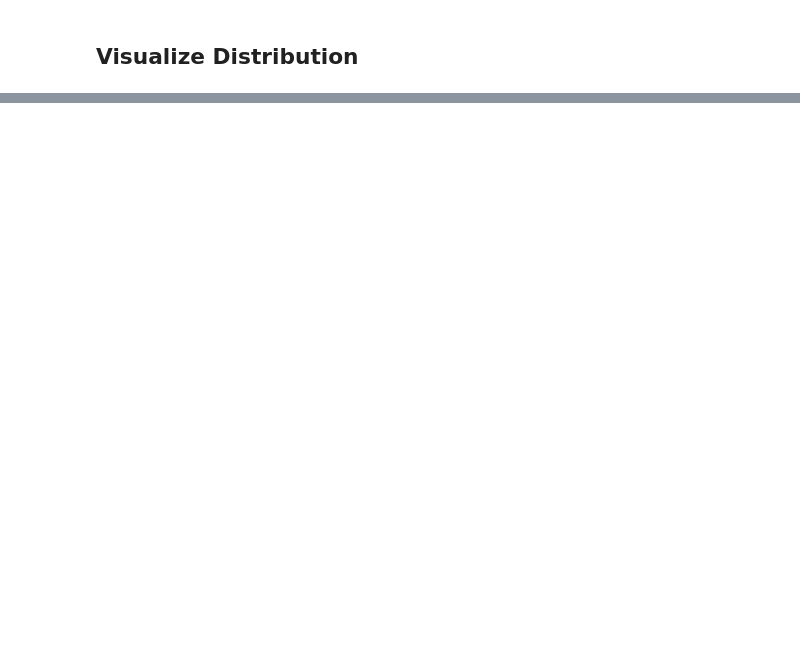
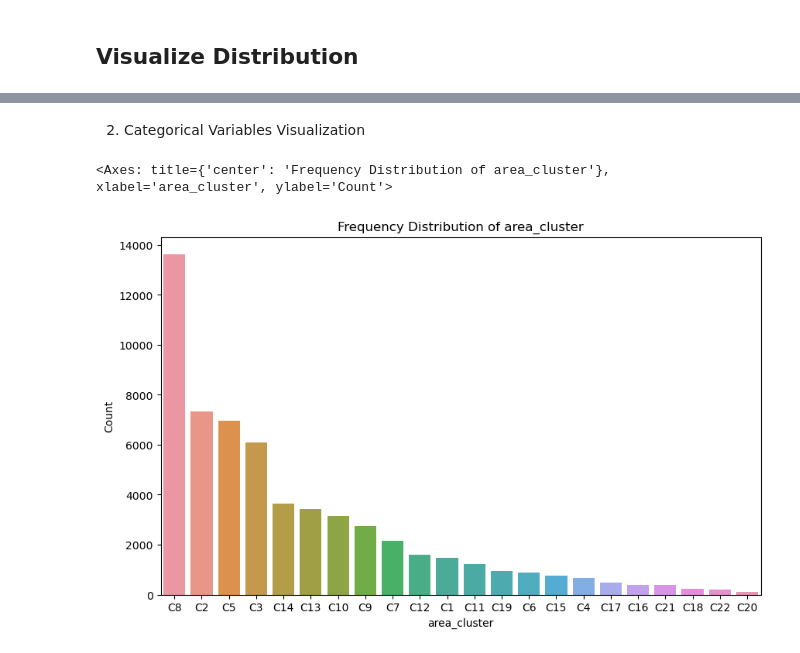
Before and after one commit to Ritvik896/Capstone_Project_Insurance, a Jupyter notebook: Policy_Features_Insurance_claim.ipynb, the cells around one changed output, grey strips where cells are left out. Drawn from its saved outputs; the diff is of its cells as text; code cells hidden in the pictures; blank space fills up the shorter version.

```diff
--- a/Policy_Features_Insurance_claim.ipynb
+++ b/Policy_Features_Insurance_claim.ipynb
@@ -83,0 +94,24 @@ merge_df['area_cluster'].fillna(mode_area_cluster, inplace=True)
+# %%
+def fill_missing_values(df):
+
+    c_p = df.groupby('area_cluster')['population_density'].first().to_dict()
+    p_c = df.groupby('population_density')['area_cluster'].first().to_dict()
+
+
+    mode_pop_den = df['population_density'].mode()[0]
+    mode_area_cluster = df['area_cluster'].mode()[0]
+
+    def fill_row(row):
+        if pd.isna(row['population_density']) and pd.isna(row['area_cluster']):
+            row['population_density'] = mode_pop_den
+            row['area_cluster'] = mode_area_cluster
+        else:
+            if pd.isna(row['population_density']):
+                row['population_density'] = c_p.get(row['area_cluster'], row['population_density'])
+            if pd.isna(row['area_cluster']):
+                row['area_cluster'] = p_c.get(row['population_density'], row['area_cluster'])
+        return row
+
+    df = df.apply(fill_row, axis=1)
+
+    return df
@@ -895,0 +275,12 @@ print(x(range_age_of_car))
+# %% [markdown]
+2. Categorical Variables Visualization
+# %%
+area_claim_counts = merge_df['area_cluster'].value_counts()
+plt.figure(figsize=(10,6))
+plt.ylabel('Count')
+plt.xlabel('Area Cluster')
+plt.title('Frequency Distribution of area_cluster')
+sns.barplot(x=area_claim_counts.index, y=area_claim_counts.values)
+# %% [output]
+<Axes: title={'center': 'Frequency Distribution of area_cluster'}, xlabel='area_cluster', ylabel='Count'>
+[figure, added]
```
Also changed, not shown: parts of 79 cells of this notebook.
